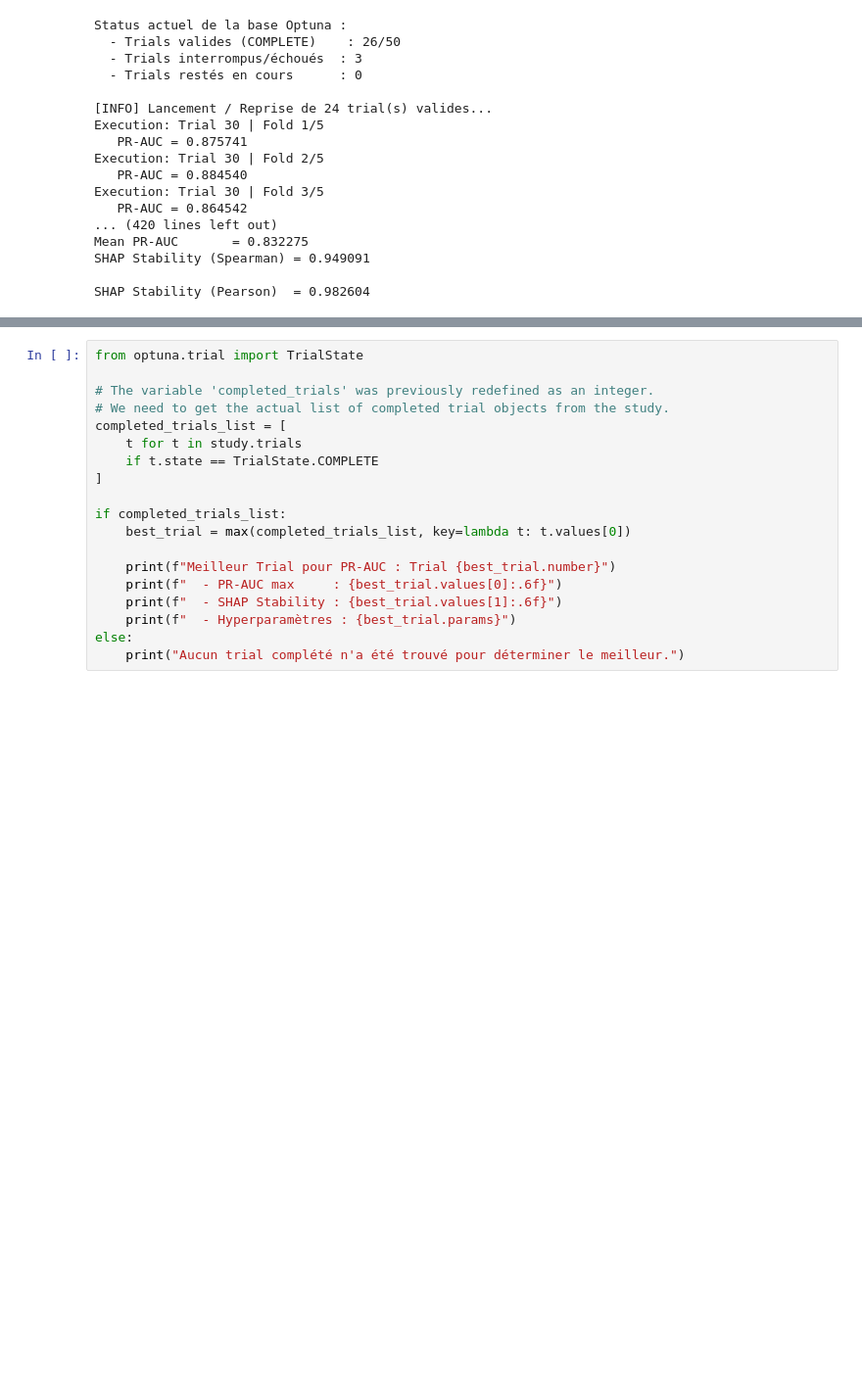
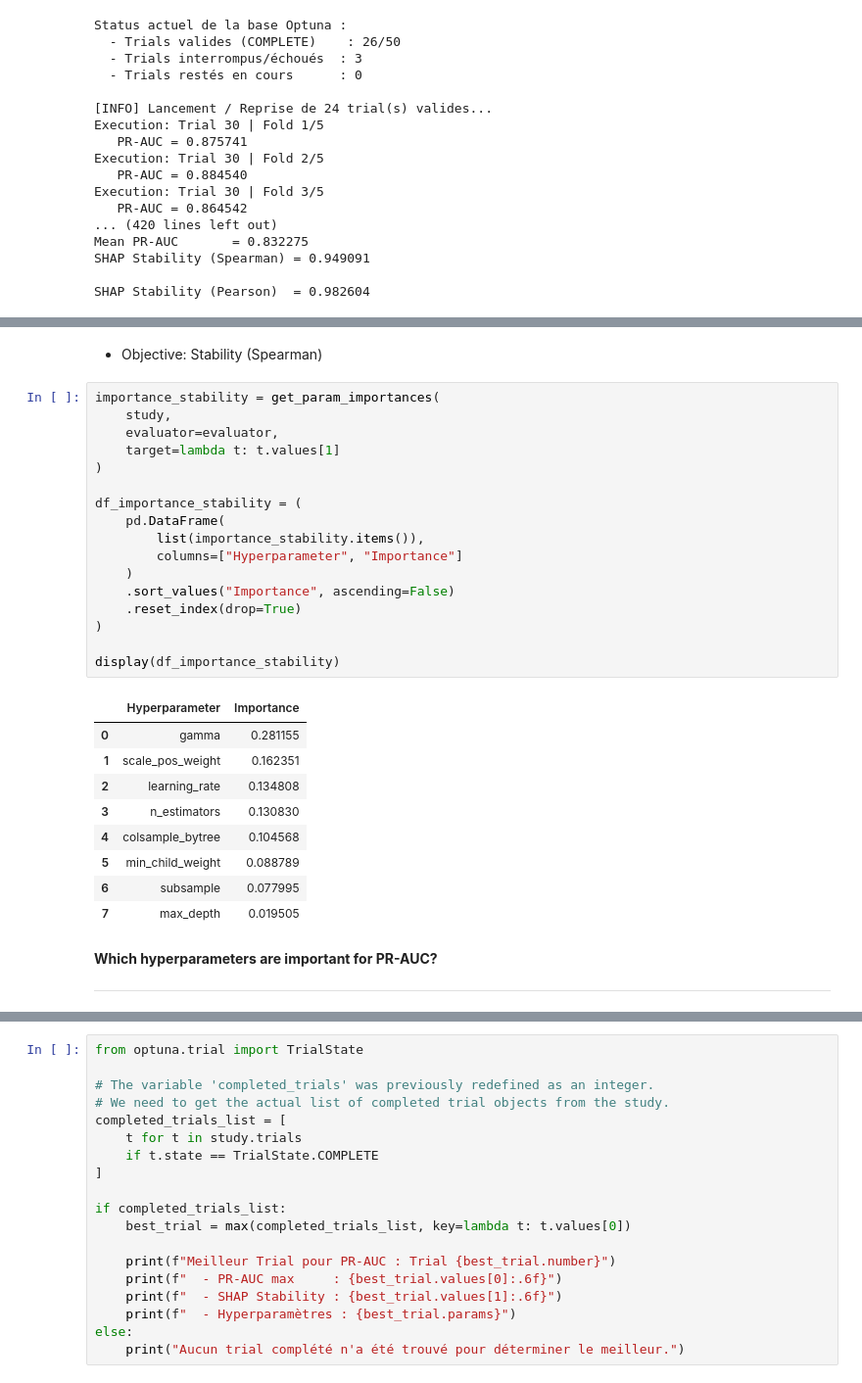
Before and after one commit to Chaabmanal2022/Balancing-PR-AUC-and-Explanation-Stability-in-Fraud-Detection, a Jupyter notebook: Pipeline_1_Baseline.ipynb, the cells around one changed output, grey strips where cells are left out. Shown at 98% size. Saved outputs shown, nothing was run; the diff lists cells and outputs as text; blank space fills up the shorter version.

```diff
--- a/Pipeline_1_Baseline.ipynb
+++ b/Pipeline_1_Baseline.ipynb
@@ -591,0 +635,33 @@ plt.show()
+# %% [markdown]
+*   Objective: Stability (Spearman)
+# %%
+importance_stability = get_param_importances(
+    study,
+    evaluator=evaluator,
+    target=lambda t: t.values[1]
+)
+
+df_importance_stability = (
+    pd.DataFrame(
+        list(importance_stability.items()),
+        columns=["Hyperparameter", "Importance"]
+    )
+    .sort_values("Importance", ascending=False)
+    .reset_index(drop=True)
+)
+
+display(df_importance_stability)
+# %% [output]
+|  | Hyperparameter | Importance |
+| 0 | gamma | 0.281155 |
+| 1 | scale_pos_weight | 0.162351 |
+| 2 | learning_rate | 0.134808 |
+| 3 | n_estimators | 0.130830 |
+| 4 | colsample_bytree | 0.104568 |
+| 5 | min_child_weight | 0.088789 |
+| 6 | subsample | 0.077995 |
+| 7 | max_depth | 0.019505 |
+# %% [markdown]
+**Which hyperparameters are important for PR-AUC?**
+
+---
```
Also changed, not shown: parts of 11 cells of this notebook.
